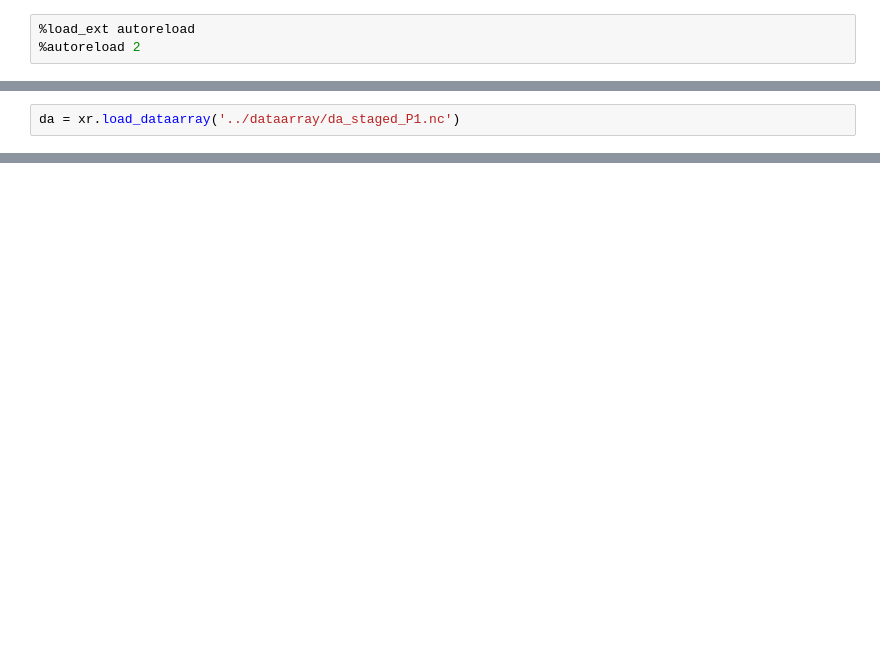
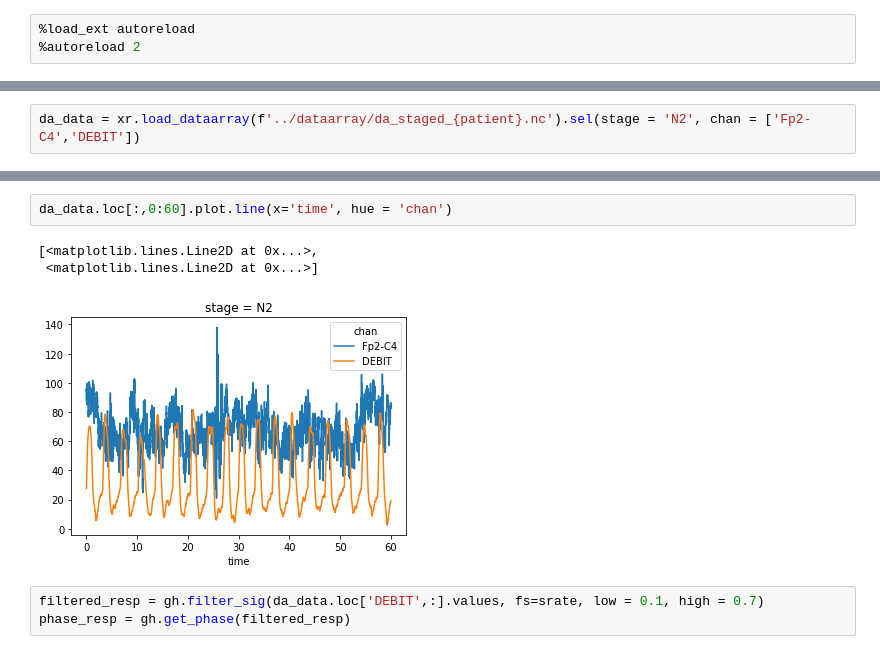
Before and after one commit to ValentinGhibaudo/Sleep_EEG_Respi, a Jupyter notebook: pac_rsp_slowwaves.ipynb, the cells around one changed output, grey strips where cells are left out. Drawn from its saved outputs; the diff is of its cells as text; blank space fills up the shorter version.

```diff
--- a/pac_rsp_slowwaves.ipynb
+++ b/pac_rsp_slowwaves.ipynb
@@ -78,2 +3,0 @@ def filter_signal(sig, sampling_rate, f_start, f_stop, N=3, ftype='butter', outp
-# %%
-da = xr.load_dataarray('../dataarray/da_staged_P1.nc')
@@ -171,0 +262,2 @@ understand_hilbert(sig, fs=fs)
+# %%
+da_data = xr.load_dataarray(f'../dataarray/da_staged_{patient}.nc').sel(stage = 'N2', chan = ['Fp2-C4','DEBIT'])
@@ -171,0 +276,9 @@ understand_hilbert(sig, fs=fs)
+# %%
+da_data.loc[:,0:60].plot.line(x='time', hue = 'chan')
+# %% [output]
+[<matplotlib.lines.Line2D at 0x...>,
+ <matplotlib.lines.Line2D at 0x...>]
+[figure, added]
+# %%
+filtered_resp = gh.filter_sig(da_data.loc['DEBIT',:].values, fs=srate, low = 0.1, high = 0.7)
+phase_resp = gh.get_phase(filtered_resp)
```
Also changed, not shown: parts of 48 cells of this notebook, 7 other files.
